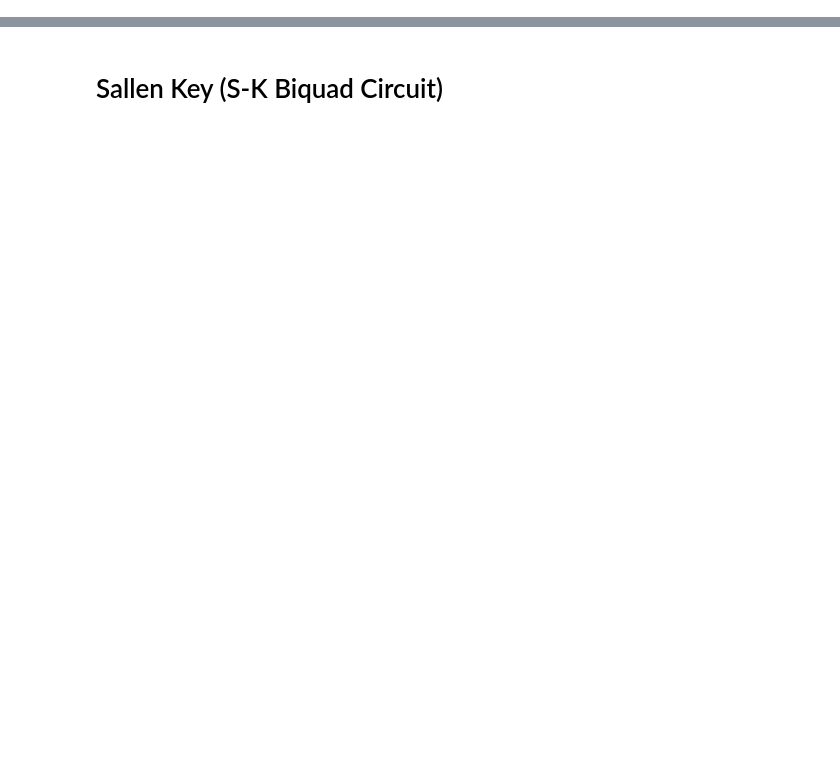
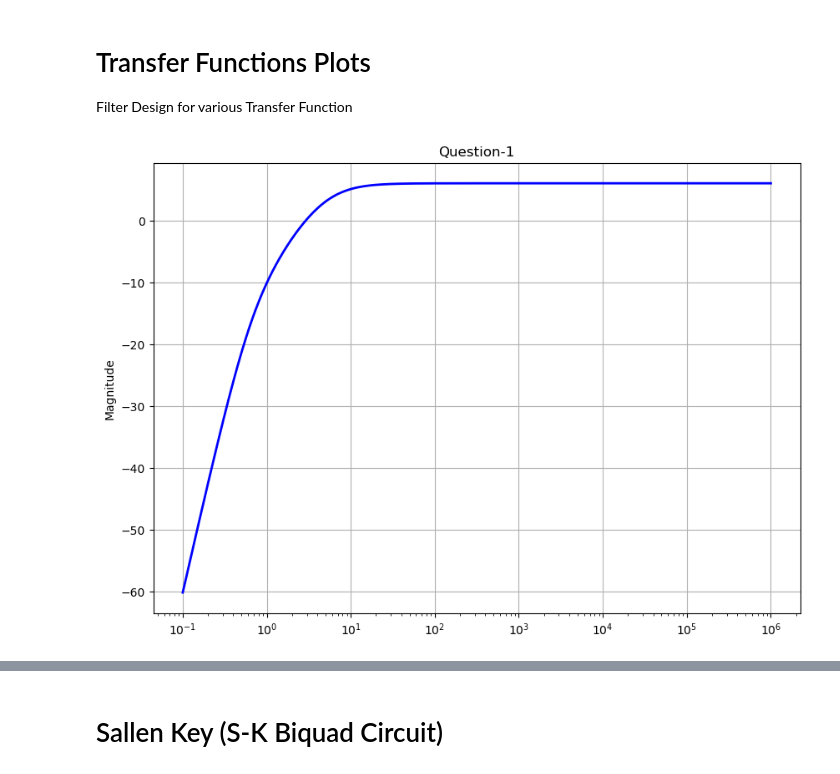
Before and after one commit to rusty-crubs/Data-Science-with-Python, a Jupyter notebook: Practice/Filter-Signal-Analysis.ipynb, the cells around one changed output, grey strips where cells are left out. Drawn from its saved outputs; the diff is of its cells as text; code cells hidden in the pictures; blank space fills up the shorter version.

```diff
--- a/Practice/Filter-Signal-Analysis.ipynb
+++ b/Practice/Filter-Signal-Analysis.ipynb
@@ -0,0 +1,3 @@
+# %% [markdown]
+# Transfer Functions Plots
+Filter Design for various Transfer Function
@@ -0,0 +8,25 @@
+# %%
+# Creating Transfer Funtion Numerator and Denominator
+Numerator = [2, 0, 0, 0]
+Denominator = [ 1, 6, 6, 2]
+# Creating Transfer Function
+System = tf(Numerator, Denominator)
+
+# Creating frequency range
+w = np.logspace(-1,6,2000) # From range 0.1 to 1e-6
+
+# Bode the Magnitude and Phase
+magnitude, phase, omega = bode(System, omega=w, plot=False)
+
+# Plot
+plt.figure(figsize = (10, 7))
+
+# Magnitude
+plt.subplot(1,1,1)
+plt.semilogx(omega, 20 * np.log10(np.squeeze(magnitude)), 'b', linewidth=2)
+plt.grid()
+plt.ylabel('Magnitude')
+plt.title('Question-1')
+plt.show()
+# %% [output]
+[figure, added]
```
Also changed, not shown: parts of 28 cells of this notebook.
